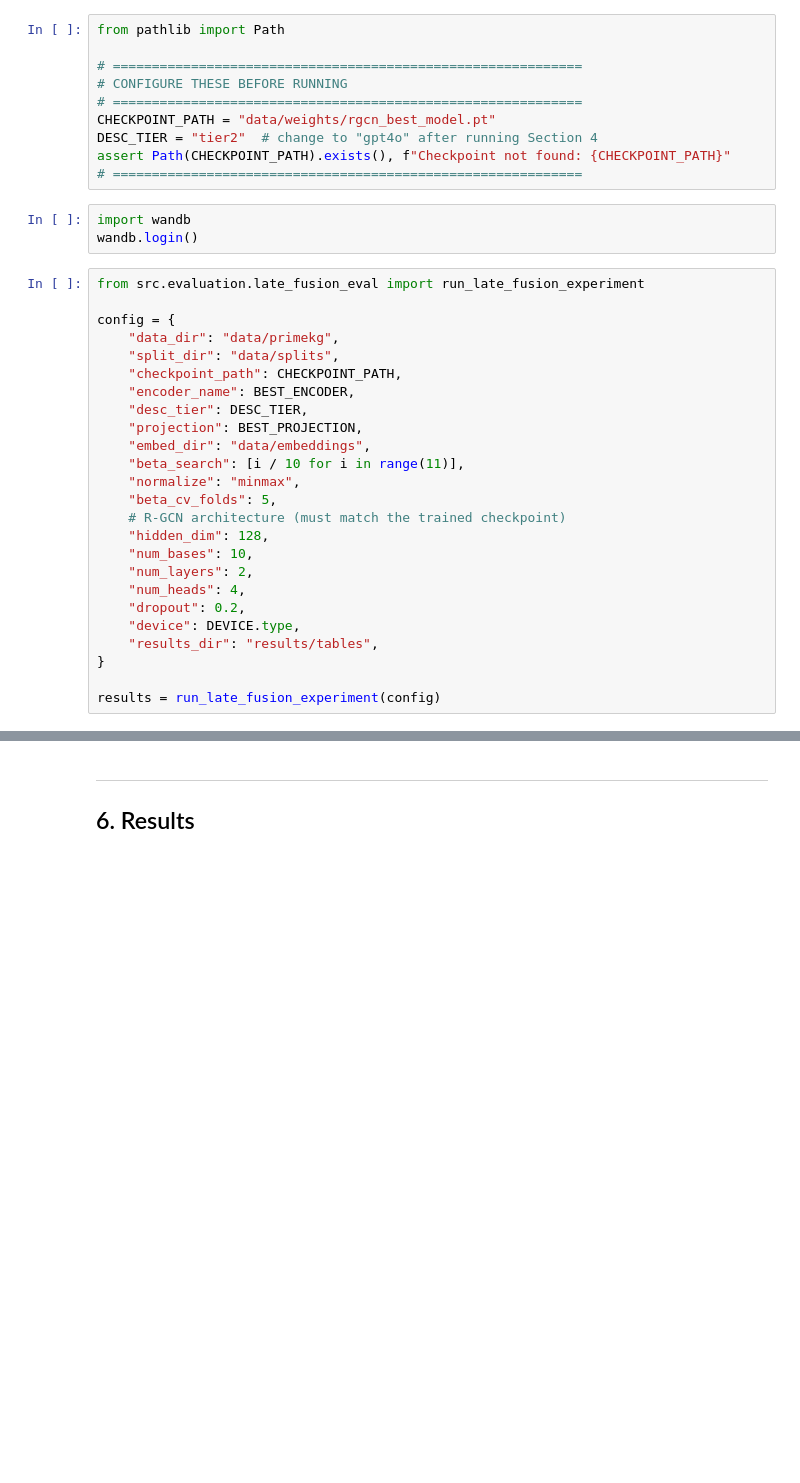
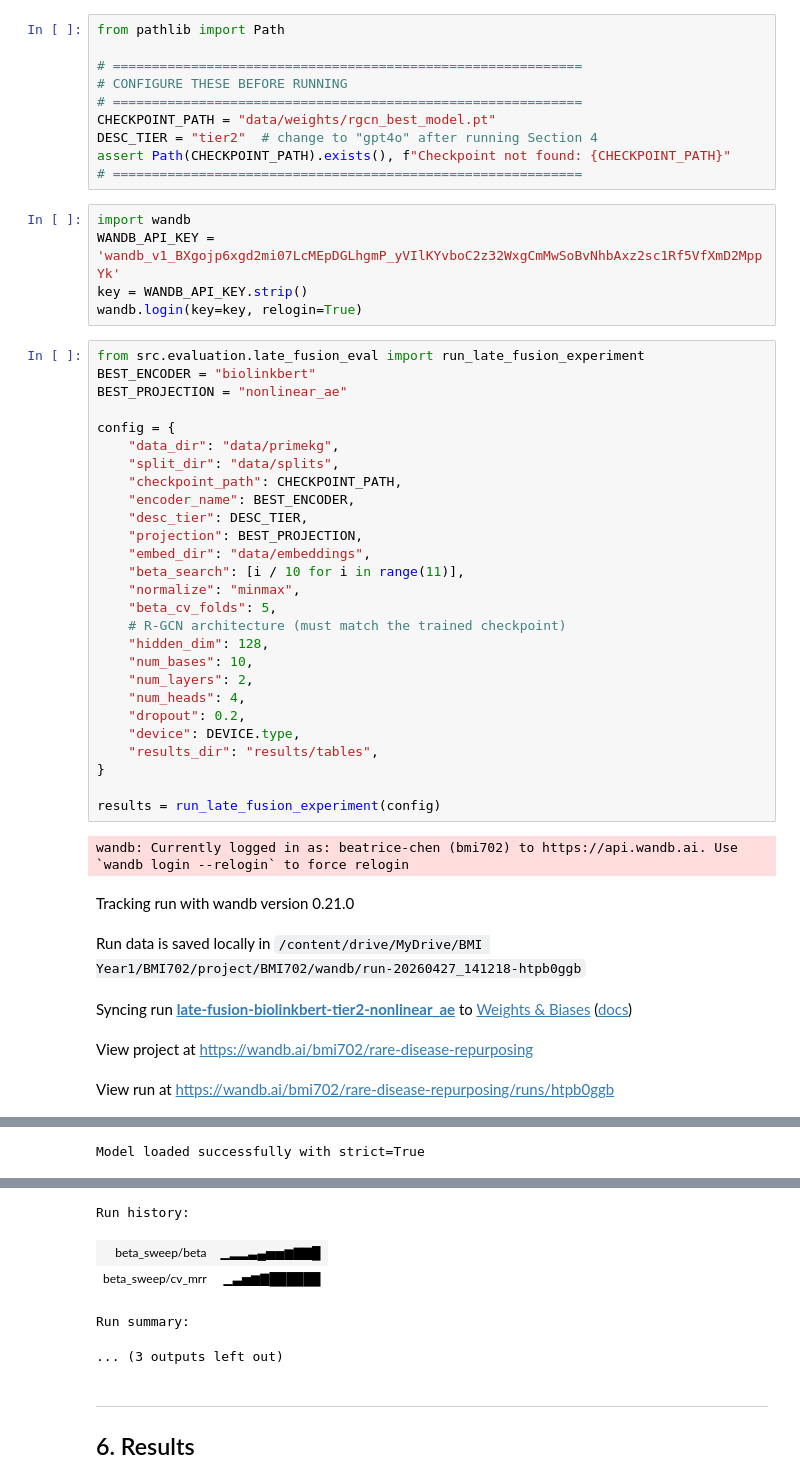
Before and after one commit to susanxu3/BMI702, a Jupyter notebook: notebooks/late_fusion_pipeline.ipynb, the cells around one changed output, grey strips where cells are left out. Drawn from its saved outputs; the diff is of its cells as text; blank space fills up the shorter version.

Commit message:
late fusion full experiment - error analysis

```diff
--- a/notebooks/late_fusion_pipeline.ipynb
+++ b/notebooks/late_fusion_pipeline.ipynb
@@ -623,9 +881,13 @@ assert Path(CHECKPOINT_PATH).exists(), f"Checkpoint not found: {CHECKPOINT_PATH}
 # ============================================================
 # %%
 import wandb
-wandb.login()
+WANDB_API_KEY = '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'
+key = WANDB_API_KEY.strip()
+wandb.login(key=key, relogin=True)
 # %%
 from src.evaluation.late_fusion_eval import run_late_fusion_experiment
+BEST_ENCODER = "biolinkbert"
+BEST_PROJECTION = "nonlinear_ae"
 
 config = {
     "data_dir": "data/primekg",
@@ -649,3 +911,10 @@ config = {
 }
 
 results = run_late_fusion_experiment(config)
+# %% [output]
+wandb: Currently logged in as: beatrice-chen (bmi702) to https://api.wandb.ai. Use `wandb login --relogin` to force relogin
+Tracking run with wandb version 0.21.0
+Run data is saved locally in /content/drive/MyDrive/BMI Year1/BMI702/project/BMI702/wandb/run-20260427_141218-htpb0ggb
+Syncing run late-fusion-biolinkbert-tier2-nonlinear_ae to Weights & Biases (docs)
+View project at https://wandb.ai/bmi702/rare-disease-repurposing
+View run at https://wandb.ai/bmi702/rare-disease-repurposing/runs/htpb0ggb
@@ -651,0 +924 @@ results = run_late_fusion_experiment(config)
+Model loaded successfully with strict=True
@@ -652,3 +926,8 @@ results = run_late_fusion_experiment(config)
+Run history:
+| beta_sweep/beta | ▁▂▂▃▄▅▅▆▇▇█ |
+| beta_sweep/cv_mrr | ▁▃▅▆▇██████ |
+Run summary:
+... (3 outputs left out)
 # %% [markdown]
 ---
 ## 6. Results
```
Also changed, not shown: parts of 37 cells of this notebook, 3 other files.
